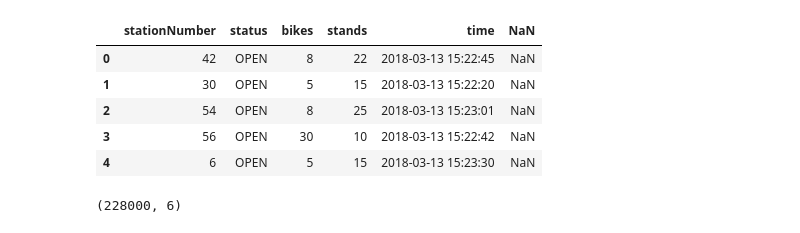
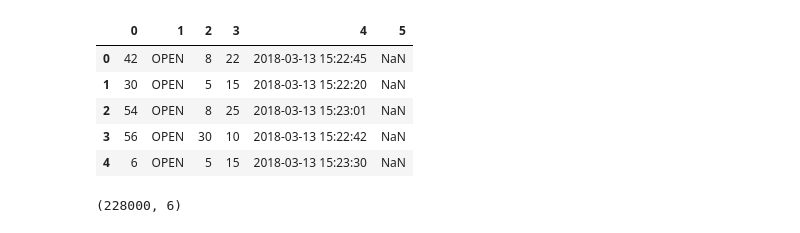
Before and after one commit to obyrned1/Group20_COMP30670_Project, a Jupyter notebook: flaskapp/app/prediction_model.ipynb, the cells around one changed output. Drawn from its saved outputs; the diff is of its cells as text; code cells hidden in the pictures.

```diff
--- a/flaskapp/app/prediction_model.ipynb
+++ b/flaskapp/app/prediction_model.ipynb
@@ -4,10 +6,8 @@ import datetime
 # %%
-df = pd.read_csv('testData.csv', header=None, infer_datetime_format=True, parse_dates=True)
-df.columns = ['stationNumber', 'status', 'bikes', 'stands', 'time', 'NaN']
-#df.set_index=(['time', 'stationNumber', 'status', 'bikes', 'stands','NaN'])
+df = pd.read_csv('testData.csv', header=None)
 df.head()
 # %% [output]
-|  | stationNumber | status | bikes | stands | time | NaN |
+|  | 0 | 1 | 2 | 3 | 4 | 5 |
 | 0 | 42 | OPEN | 8 | 22 | 2018-03-13 15:22:45 | NaN |
 | 1 | 30 | OPEN | 5 | 15 | 2018-03-13 15:22:20 | NaN |
 | 2 | 54 | OPEN | 8 | 25 | 2018-03-13 15:23:01 | NaN |
```
Also changed, not shown: parts of 13 cells of this notebook.
